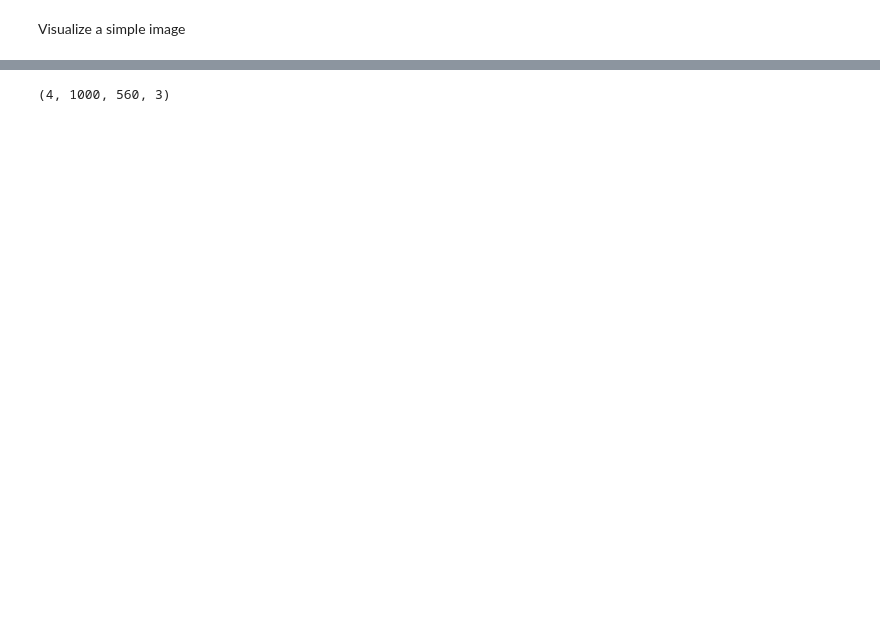
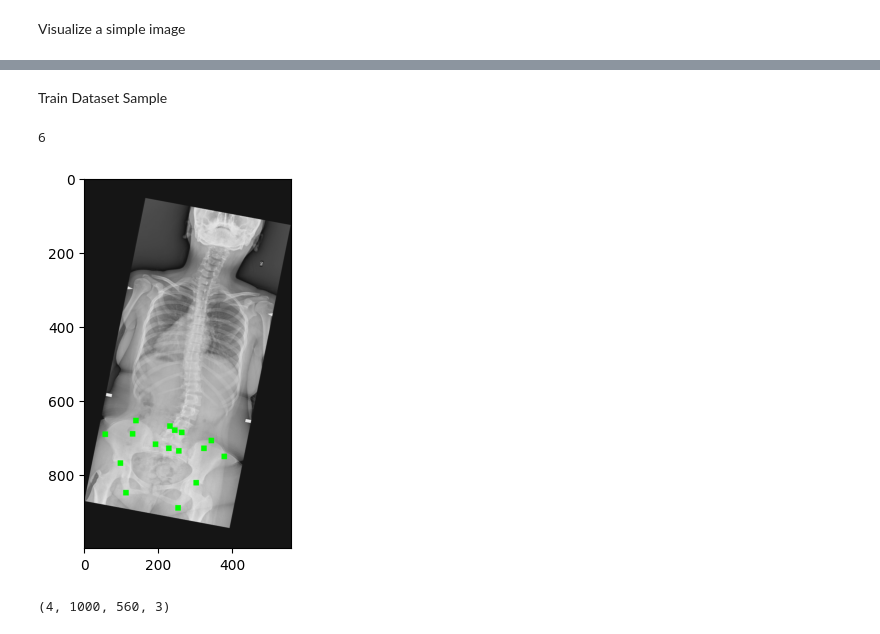
Before and after one commit to gibsonx/tf_skeleton, a Jupyter notebook: tf_keypoint_colab.ipynb, the cells around one changed output, grey strips where cells are left out. Cells and saved outputs as stored; diff of their text form; code cells hidden in the pictures; blank space fills up the shorter version.

```diff
--- a/tf_keypoint_colab.ipynb
+++ b/tf_keypoint_colab.ipynb
@@ -157,3 +220,8 @@ val_trdf = val_df._transformed_dataset(1000,560)
+# %%
+batch_size=12
+
+val_generator = DataGenerator(val_df.dataframe,batch_size,False)
+train_generator = DataGenerator(train_df.dataframe,batch_size,True)
 # %%
 def show_image(kps, image, image_path):
 
@@ -197,3 +265,16 @@ show_image(X,Y,val_img_dir)
+# %% [markdown]
+Train Dataset Sample
+# %%
+X_batch, y_batch= next(train_generator.__iter__())
+
+rand_number = np.random.randint(0,batch_size)
+print(rand_number)
+n = rand_number
+Y, X = y_batch[n-1][0:32], X_batch[n-1],
+show_tran_image(Y,X)
+# %% [output]
+6
+[figure, added]
 # %%
 X, Y = val_trdf.iloc[n-1,:32], val_trdf.iloc[n-1,-1:]
 print(np.stack(val_trdf.loc[0:3,'image']).shape)
```
Also changed, not shown: parts of 7 cells of this notebook.
